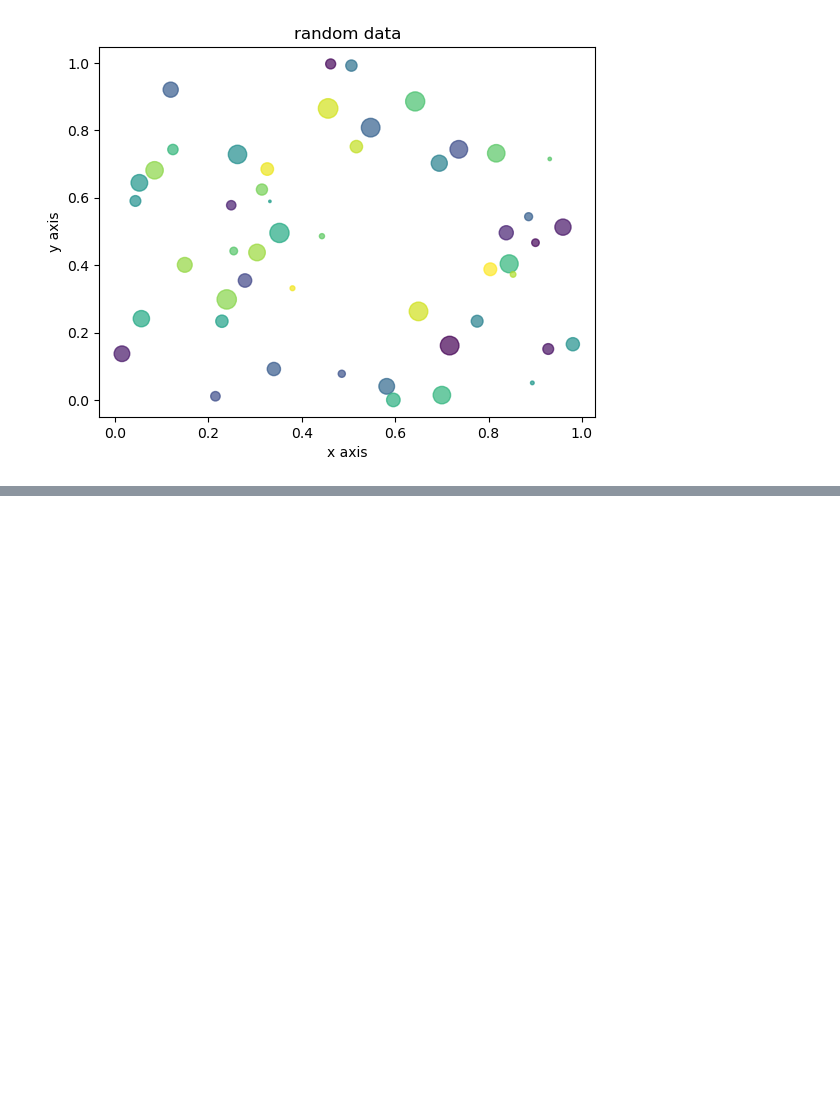
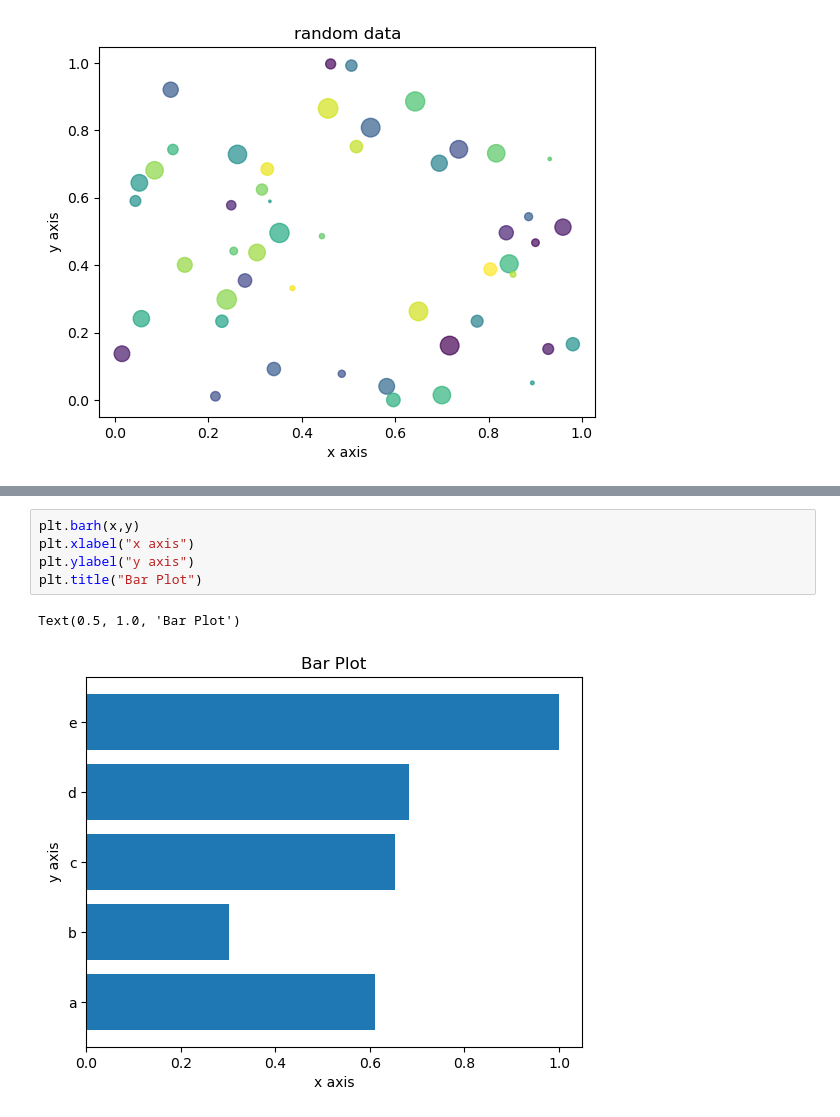
Before and after one commit to PranavAvasthi/Matplotlib, a Jupyter notebook: matplotlib_lib.ipynb, the cells around one changed output, grey strips where cells are left out. Cells and saved outputs as stored; diff of their text form; blank space fills up the shorter version.

```diff
--- a/matplotlib_lib.ipynb
+++ b/matplotlib_lib.ipynb
@@ -129,0 +155,8 @@ Text(0.5, 1.0, 'random data')
+# %%
+plt.barh(x,y)
+plt.xlabel("x axis")
+plt.ylabel("y axis")
+plt.title("Bar Plot")
+# %% [output]
+Text(0.5, 1.0, 'Bar Plot')
+[figure, added]
```
Also changed, not shown: parts of 6 cells of this notebook.
